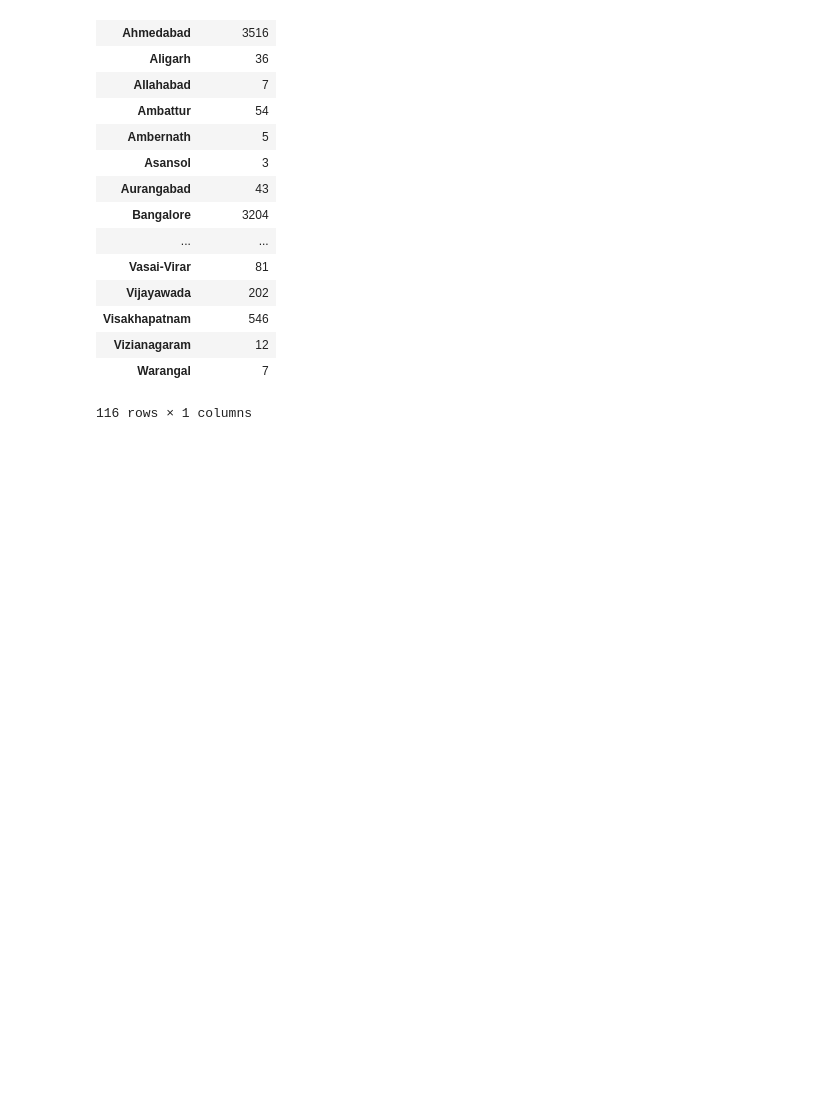
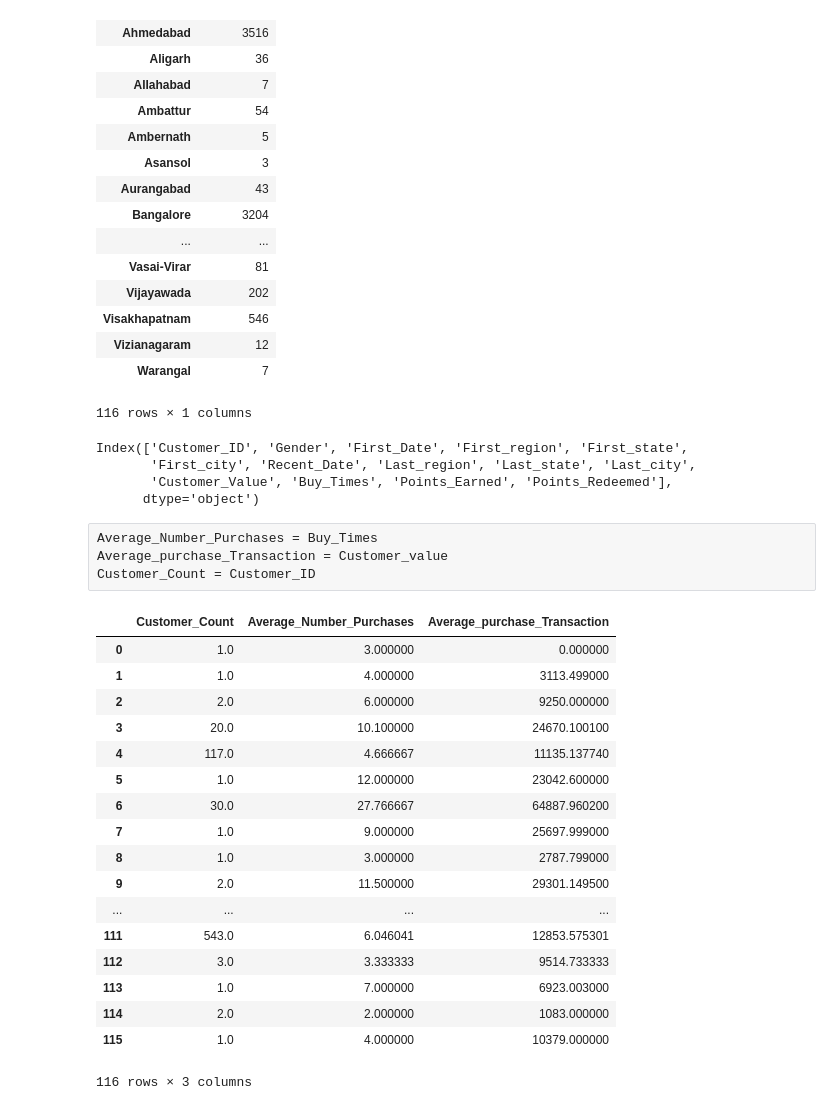
Before and after one commit to sandeep-a-pradhan/Python_DataScience, a Jupyter notebook: sandeep.a.pradhan@outlook.com_Pandas Case Study-1.ipynb, the cells around one changed output. Saved outputs shown, nothing was run; the diff lists cells and outputs as text; code cells hidden in the pictures; blank space fills up the shorter version.

```diff
--- a/sandeep.a.pradhan@outlook.com_Pandas Case Study-1.ipynb
+++ b/sandeep.a.pradhan@outlook.com_Pandas Case Study-1.ipynb
@@ -198,3 +198,44 @@ customer[['Last_city','Buy_Times']].groupby('Last_city').sum()
 # %%
 #10. What is the count of customers, average number of purchases and average purchase transaction value by last state
 #and city.
+# %%
+customer.columns
+# %% [output]
+Index(['Customer_ID', 'Gender', 'First_Date', 'First_region', 'First_state',
+       'First_city', 'Recent_Date', 'Last_region', 'Last_state', 'Last_city',
+       'Customer_Value', 'Buy_Times', 'Points_Earned', 'Points_Redeemed'],
+      dtype='object')
+# %% [raw]
+Average_Number_Purchases = Buy_Times
+Average_purchase_Transaction = Customer_value
+Customer_Count = Customer_ID
+# %%
+#Customer_Count
+Customer_Count = customer['Customer_ID'].groupby([customer.Last_state,customer.Last_city]).count()
+# %%
+#Average_Number_Purchases
+Average_Number_Purchases = customer['Buy_Times'].groupby([customer.Last_state,customer.Last_city]).mean()
+# %%
+#Average_purchase_Transaction
+Average_purchase_Transaction = customer['Customer_Value'].groupby([customer.Last_state,customer.Last_city]).mean()
+# %%
+pd.DataFrame(pd.concat([Customer_Count,Average_Number_Purchases,Average_purchase_Transaction],axis = 1).values,columns = ['Customer_Count','Average_Number_Purchases','Average_purchase_Transaction'])
+# %% [output]
+|  | Customer_Count | Average_Number_Purchases | Average_purchase_Transaction |
+| 0 | 1.0 | 3.000000 | 0.000000 |
+| 1 | 1.0 | 4.000000 | 3113.499000 |
+| 2 | 2.0 | 6.000000 | 9250.000000 |
+| 3 | 20.0 | 10.100000 | 24670.100100 |
+| 4 | 117.0 | 4.666667 | 11135.137740 |
+| 5 | 1.0 | 12.000000 | 23042.600000 |
+| 6 | 30.0 | 27.766667 | 64887.960200 |
+| 7 | 1.0 | 9.000000 | 25697.999000 |
+| 8 | 1.0 | 3.000000 | 2787.799000 |
+| 9 | 2.0 | 11.500000 | 29301.149500 |
+| ... | ... | ... | ... |
+| 111 | 543.0 | 6.046041 | 12853.575301 |
+| 112 | 3.0 | 3.333333 | 9514.733333 |
+| 113 | 1.0 | 7.000000 | 6923.003000 |
+| 114 | 2.0 | 2.000000 | 1083.000000 |
+| 115 | 1.0 | 4.000000 | 10379.000000 |
+116 rows × 3 columns
```
